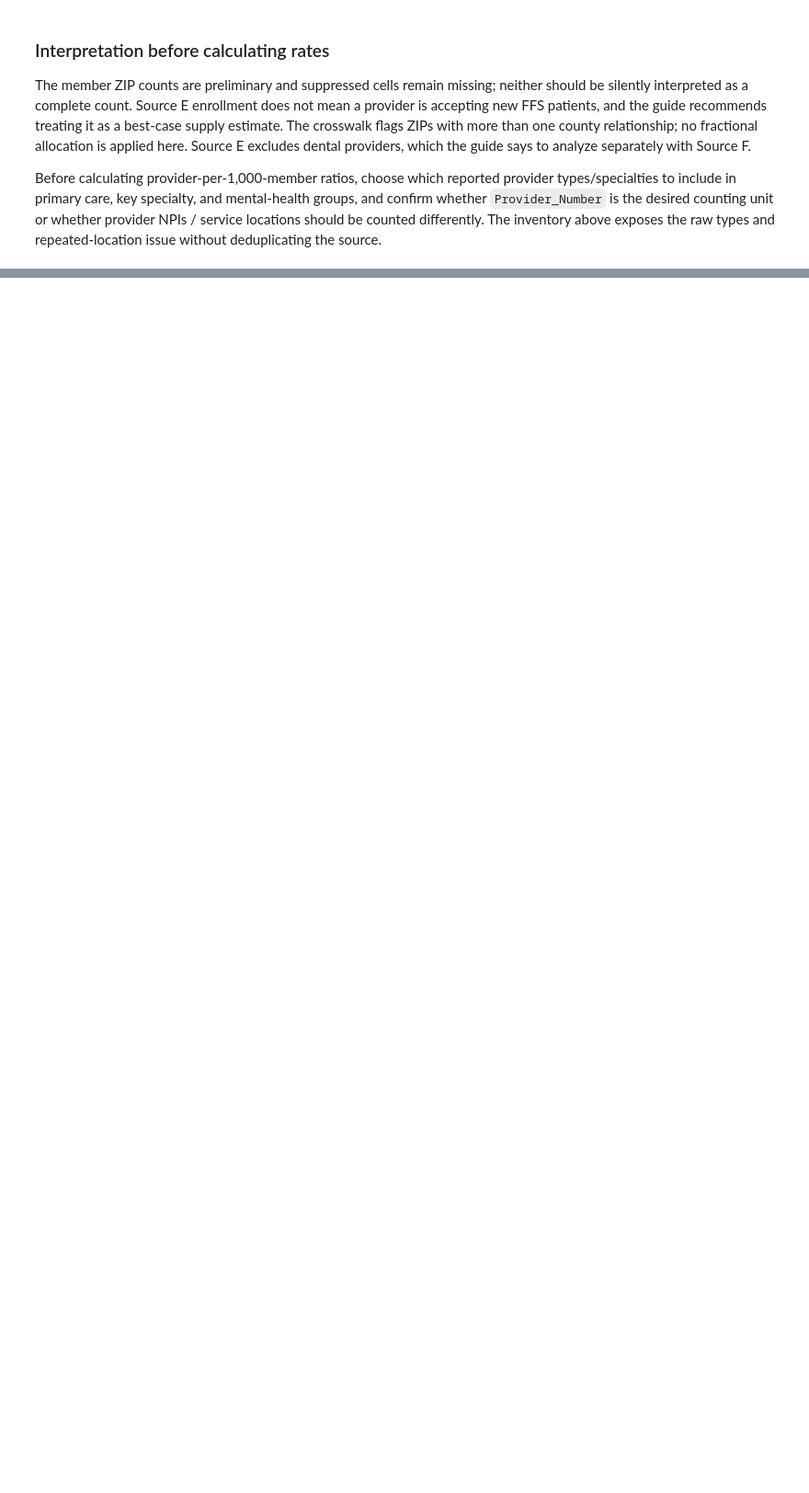
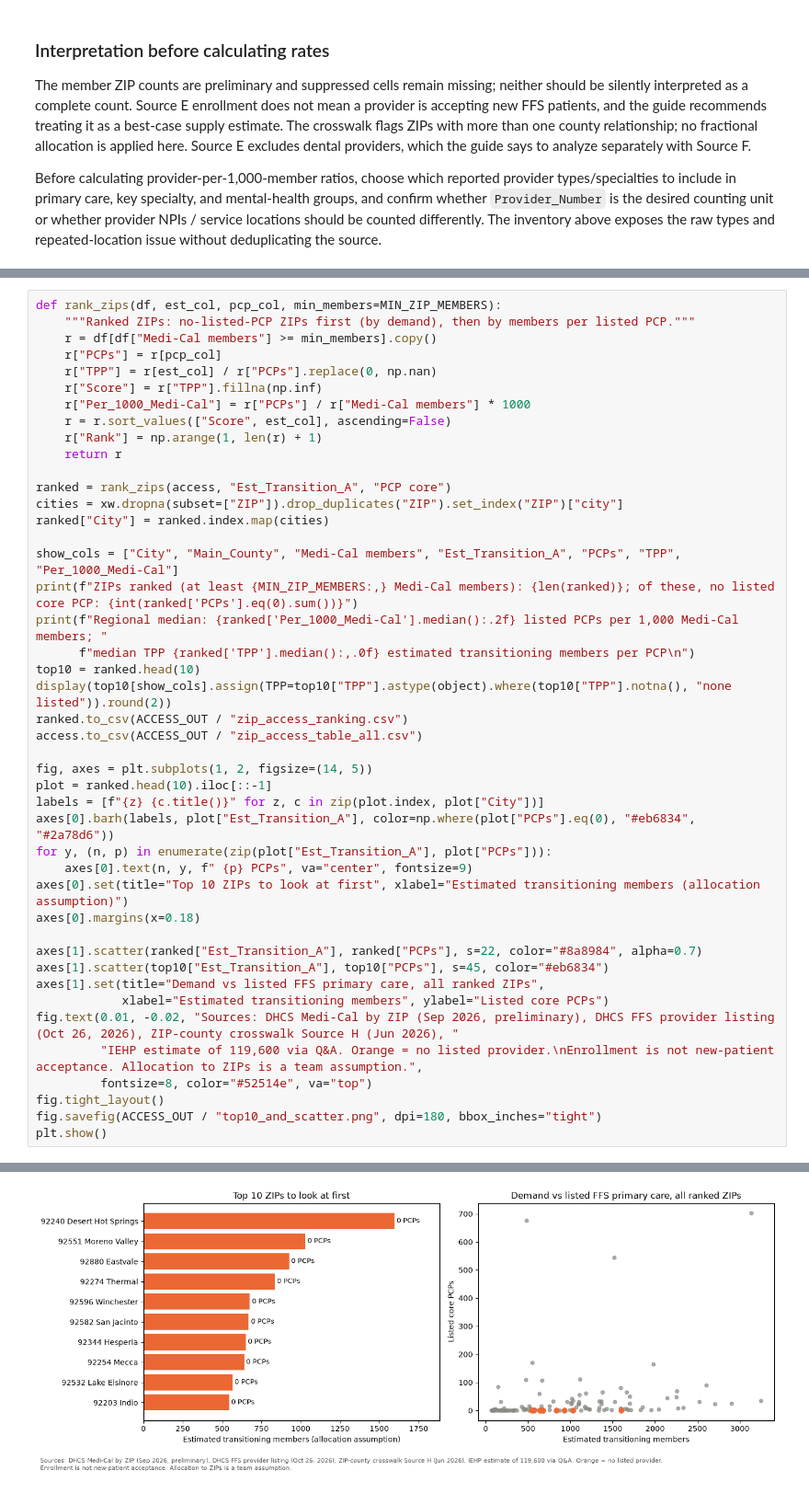
Before and after one commit to doom-boy/IEHP-CEO-Competition, a Jupyter notebook: source_e_analysis.ipynb, the cells around one changed output, grey strips where cells are left out. Shown at 92% size. Drawn from its saved outputs; the diff is of its cells as text; blank space fills up the shorter version.

```diff
--- a/source_e_analysis.ipynb
+++ b/source_e_analysis.ipynb
@@ -432,0 +569,45 @@ Before calculating provider-per-1,000-member ratios, choose which reported provi
+# %%
+def rank_zips(df, est_col, pcp_col, min_members=MIN_ZIP_MEMBERS):
+    """Ranked ZIPs: no-listed-PCP ZIPs first (by demand), then by members per listed PCP."""
+    r = df[df["Medi-Cal members"] >= min_members].copy()
+    r["PCPs"] = r[pcp_col]
+    r["TPP"] = r[est_col] / r["PCPs"].replace(0, np.nan)
+    r["Score"] = r["TPP"].fillna(np.inf)
+    r["Per_1000_Medi-Cal"] = r["PCPs"] / r["Medi-Cal members"] * 1000
+    r = r.sort_values(["Score", est_col], ascending=False)
+    r["Rank"] = np.arange(1, len(r) + 1)
+    return r
+
+ranked = rank_zips(access, "Est_Transition_A", "PCP core")
+cities = xw.dropna(subset=["ZIP"]).drop_duplicates("ZIP").set_index("ZIP")["city"]
+ranked["City"] = ranked.index.map(cities)
+
+show_cols = ["City", "Main_County", "Medi-Cal members", "Est_Transition_A", "PCPs", "TPP", "Per_1000_Medi-Cal"]
+print(f"ZIPs ranked (at least {MIN_ZIP_MEMBERS:,} Medi-Cal members): {len(ranked)}; of these, no listed core PCP: {int(ranked['PCPs'].eq(0).sum())}")
+print(f"Regional median: {ranked['Per_1000_Medi-Cal'].median():.2f} listed PCPs per 1,000 Medi-Cal members; "
+      f"median TPP {ranked['TPP'].median():,.0f} estimated transitioning members per PCP\n")
+top10 = ranked.head(10)
+display(top10[show_cols].assign(TPP=top10["TPP"].astype(object).where(top10["TPP"].notna(), "none listed")).round(2))
+ranked.to_csv(ACCESS_OUT / "zip_access_ranking.csv")
+access.to_csv(ACCESS_OUT / "zip_access_table_all.csv")
+
+fig, axes = plt.subplots(1, 2, figsize=(14, 5))
+plot = ranked.head(10).iloc[::-1]
+labels = [f"{z} {c.title()}" for z, c in zip(plot.index, plot["City"])]
+axes[0].barh(labels, plot["Est_Transition_A"], color=np.where(plot["PCPs"].eq(0), "#eb6834", "#2a78d6"))
+for y, (n, p) in enumerate(zip(plot["Est_Transition_A"], plot["PCPs"])):
+    axes[0].text(n, y, f" {p} PCPs", va="center", fontsize=9)
+axes[0].set(title="Top 10 ZIPs to look at first", xlabel="Estimated transitioning members (allocation assumption)")
+axes[0].margins(x=0.18)
+
+axes[1].scatter(ranked["Est_Transition_A"], ranked["PCPs"], s=22, color="#8a8984", alpha=0.7)
+axes[1].scatter(top10["Est_Transition_A"], top10["PCPs"], s=45, color="#eb6834")
+axes[1].set(title="Demand vs listed FFS primary care, all ranked ZIPs",
+            xlabel="Estimated transitioning members", ylabel="Listed core PCPs")
+fig.text(0.01, -0.02, "Sources: DHCS Medi-Cal by ZIP (Sep 2026, preliminary), DHCS FFS provider listing (Oct 26, 2026), ZIP-county crosswalk Source H (Jun 2026), "
+         "IEHP estimate of 119,600 via Q&A. Orange = no listed provider.\nEnrollment is not new-patient acceptance. Allocation to ZIPs is a team assumption.",
+         fontsize=8, color="#52514e", va="top")
+fig.tight_layout()
+fig.savefig(ACCESS_OUT / "top10_and_scatter.png", dpi=180, bbox_inches="tight")
+plt.show()
+# %% [output]
@@ -432,0 +628 @@ Before calculating provider-per-1,000-member ratios, choose which reported provi
+[figure, added]
```
Also changed, not shown: parts of 10 cells of this notebook, 18 other files.
